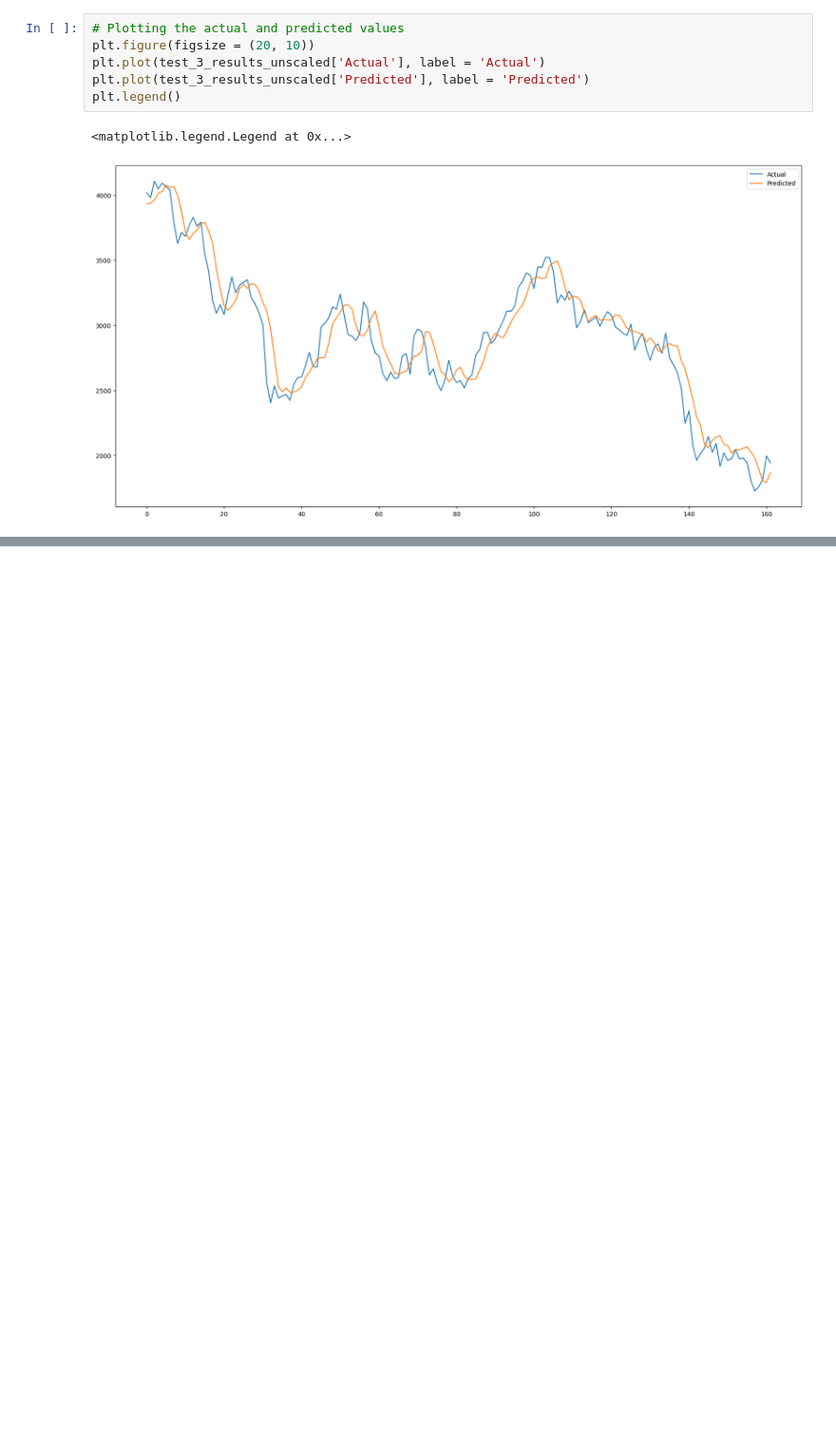
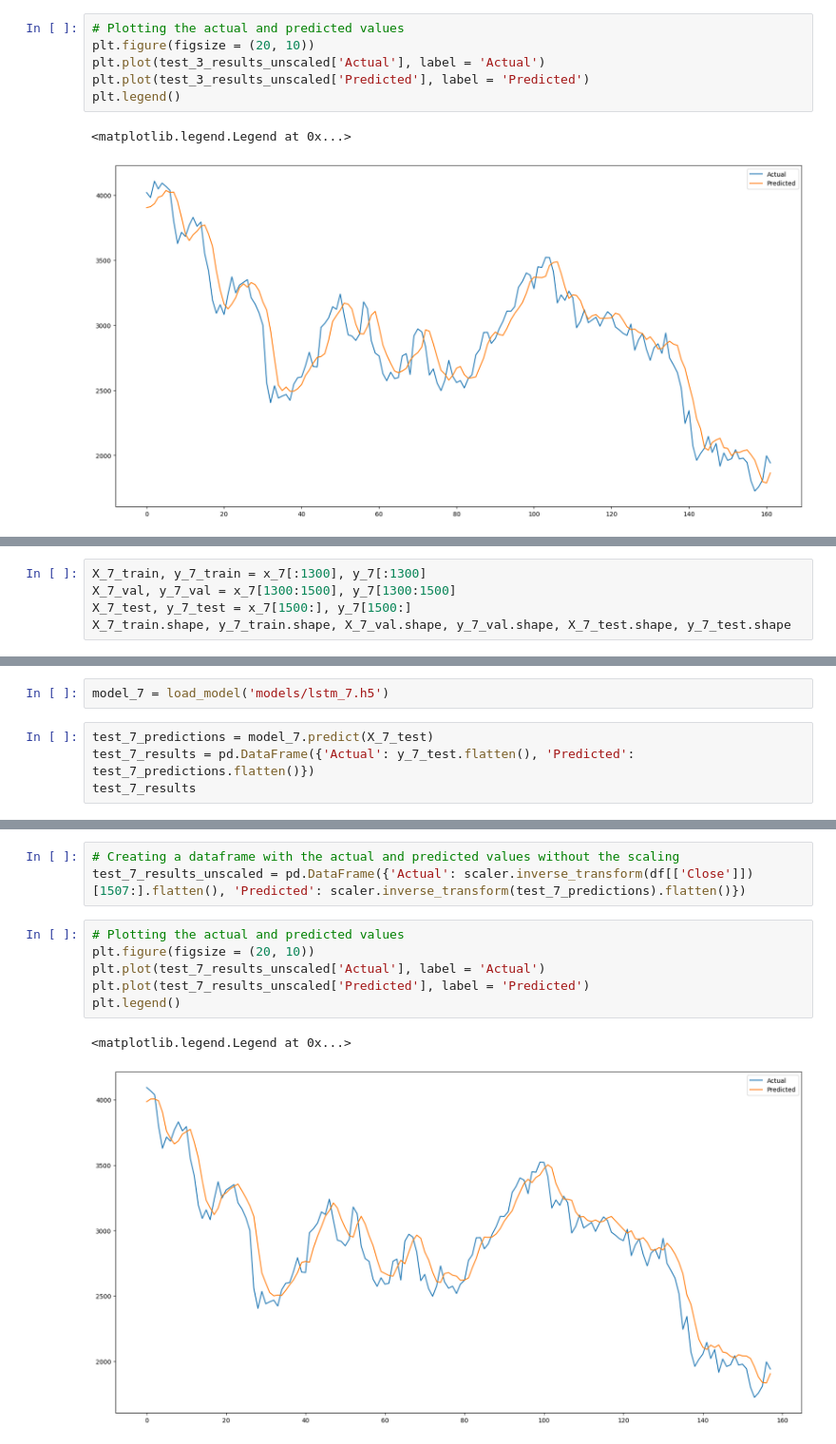
Before and after one commit to IngaleOmkar/BTCPricePrediction, a Jupyter notebook: Models/LSTM.ipynb, the cells around one changed output, grey strips where cells are left out. Shown at 95% size. Saved outputs shown, nothing was run; the diff lists cells and outputs as text; blank space fills up the shorter version.

Commit message:
all lstm models

```diff
--- a/Models/LSTM.ipynb
+++ b/Models/LSTM.ipynb
@@ -336,0 +343,5 @@ rmse, mae
+# %%
+X_7_train, y_7_train = x_7[:1300], y_7[:1300]
+X_7_val, y_7_val = x_7[1300:1500], y_7[1300:1500]
+X_7_test, y_7_test = x_7[1500:], y_7[1500:]
+X_7_train.shape, y_7_train.shape, X_7_val.shape, y_7_val.shape, X_7_test.shape, y_7_test.shape
@@ -336,0 +408,6 @@ rmse, mae
+# %%
+model_7 = load_model('models/lstm_7.h5')
+# %%
+test_7_predictions = model_7.predict(X_7_test)
+test_7_results = pd.DataFrame({'Actual': y_7_test.flatten(), 'Predicted': test_7_predictions.flatten()})
+test_7_results
@@ -336,0 +429,12 @@ rmse, mae
+# %%
+# Creating a dataframe with the actual and predicted values without the scaling
+test_7_results_unscaled = pd.DataFrame({'Actual': scaler.inverse_transform(df[['Close']])[1507:].flatten(), 'Predicted': scaler.inverse_transform(test_7_predictions).flatten()})
+# %%
+# Plotting the actual and predicted values
+plt.figure(figsize = (20, 10))
+plt.plot(test_7_results_unscaled['Actual'], label = 'Actual')
+plt.plot(test_7_results_unscaled['Predicted'], label = 'Predicted')
+plt.legend()
+# %% [output]
+<matplotlib.legend.Legend at 0x...>
+[figure, added]
```
Also changed, not shown: parts of 51 cells of this notebook, 6 other files.
